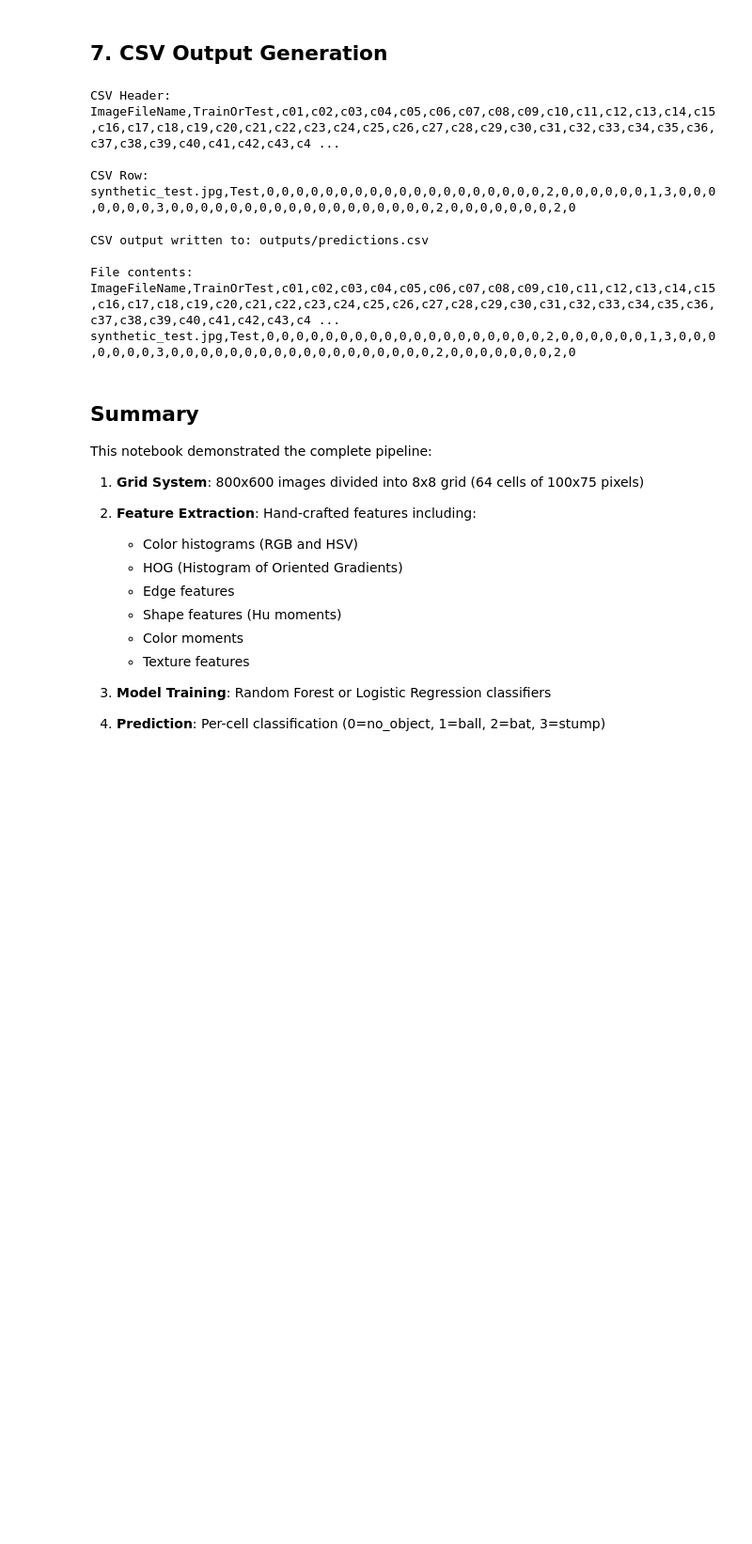
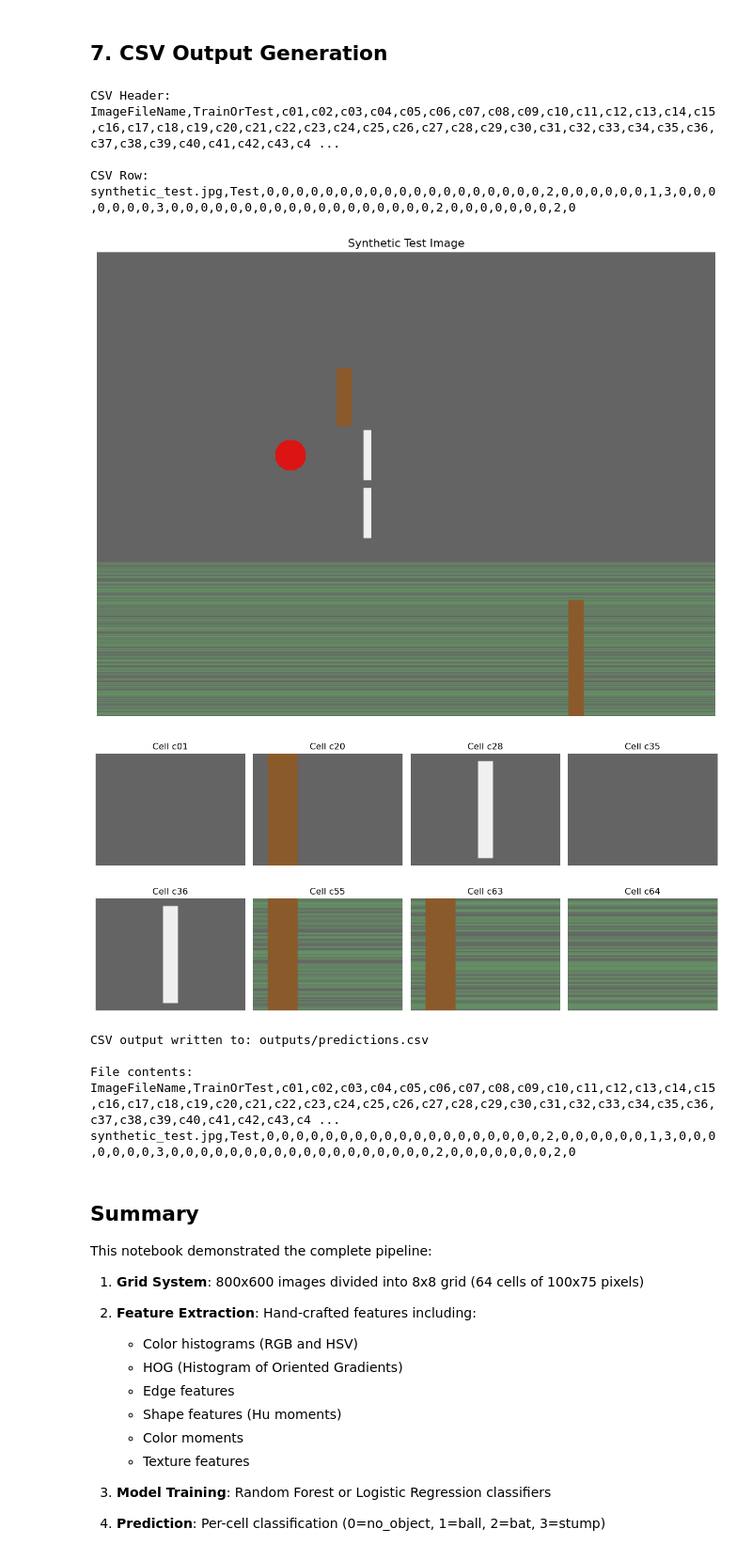
Before and after one commit to mepravintp/PG-IITB, a Jupyter notebook: cricket_object_detection/cricket_detection_demo.ipynb, the cells around one changed output. Shown at 94% size. Cells and saved outputs as stored; diff of their text form; code cells hidden in the pictures; blank space fills up the shorter version.

Commit message:
dec 6 test

```diff
--- a/cricket_object_detection/cricket_detection_demo.ipynb
+++ b/cricket_object_detection/cricket_detection_demo.ipynb
@@ -398,6 +437,25 @@ ImageFileName,TrainOrTest,c01,c02,c03,c04,c05,c06,c07,c08,c09,c10,c11,c12,c13,c1
 
 CSV Row:
 synthetic_test.jpg,Test,0,0,0,0,0,0,0,0,0,0,0,0,0,0,0,0,0,0,0,2,0,0,0,0,0,0,1,3,0,0,0,0,0,0,0,3,0,0,0,0,0,0,0,0,0,0,0,0,0,0,0,0,0,0,2,0,0,0,0,0,0,0,2,0
+# %%
+# Display the synthetic test image and a few sample grid cells
+
+plt.figure(figsize=(12, 9))
+plt.imshow(synthetic_img)
+plt.title('Synthetic Test Image')
+plt.axis('off')
+plt.show()
+
+fig, axes2 = plt.subplots(2, 4, figsize=(12, 6))
+for ax2, ci in zip(axes2.flat, cells_to_show):
+    ax2.imshow(cells[ci])
+    ax2.set_title(f'Cell c{ci+1:02d}')
+    ax2.axis('off')
+plt.tight_layout()
+plt.show()
+# %% [output]
+[figure, added]
+[figure, added]
 # %%
 # Write to CSV file
 os.makedirs('outputs', exist_ok=True)
```
Also changed, not shown: parts of 5 cells of this notebook, 46 other files.
